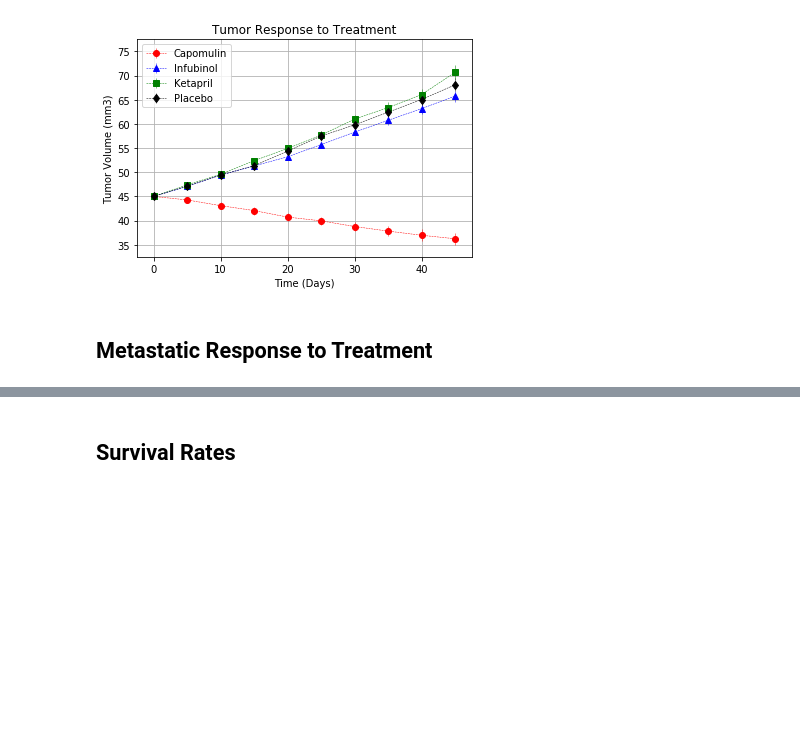
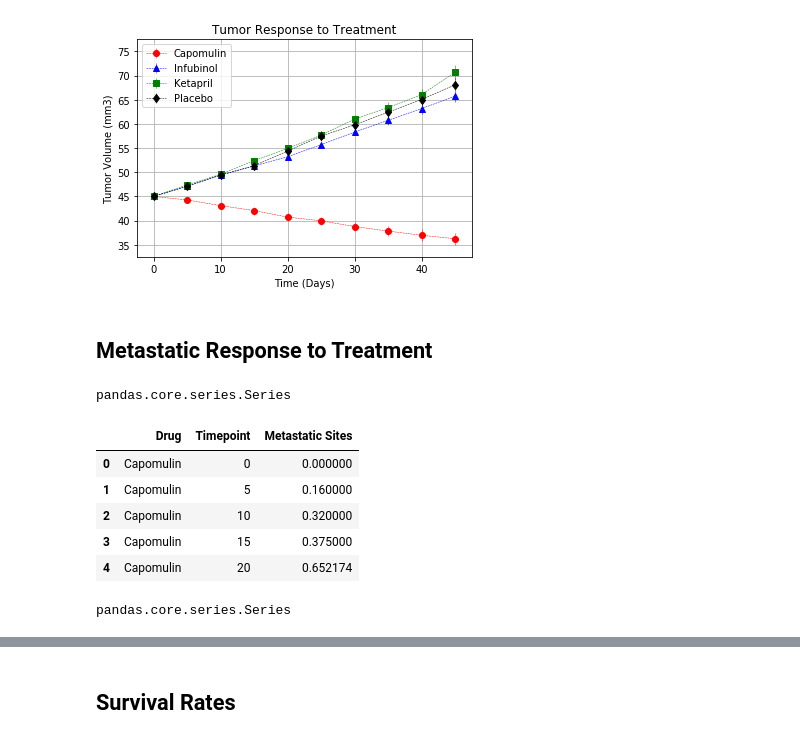
Before and after one commit to koudash/Homework-05_Matplotlib, a Jupyter notebook: Pymaceuticals/pymaceuticals_starter.ipynb, the cells around one changed output, grey strips where cells are left out. Drawn from its saved outputs; the diff is of its cells as text; code cells hidden in the pictures; blank space fills up the shorter version.

```diff
--- a/Pymaceuticals/pymaceuticals_starter.ipynb
+++ b/Pymaceuticals/pymaceuticals_starter.ipynb
@@ -212,0 +205,32 @@ plt.show()
+# %%
+# Store "Metastatic Sites" data grouped by "Drug" and "Timepoint" to "metastatic_count"
+metastatic_count = merged_ori_data.groupby(["Drug", "Timepoint"])["Metastatic Sites"]
+
+# Store the mean of "Metastatic Sites" to "metastatic_count_avg"
+metastatic_count_avg = metastatic_count.mean()
+
+# Check the type of "metastatic_count_avg"
+type(metastatic_count_avg)
+# %% [output]
+pandas.core.series.Series
+# %%
+# Convert to DataFrame
+metastatic_count_avg = metastatic_count_avg.reset_index()
+
+# Preview "metastatic_count_avg"
+metastatic_count_avg.head()
+# %% [output]
+|  | Drug | Timepoint | Metastatic Sites |
+| 0 | Capomulin | 0 | 0.000000 |
+| 1 | Capomulin | 5 | 0.160000 |
+| 2 | Capomulin | 10 | 0.320000 |
+| 3 | Capomulin | 15 | 0.375000 |
+| 4 | Capomulin | 20 | 0.652174 |
+# %%
+# Store the standard error of "Metastatic Sites" to "metastatic_count_se"
+metastatic_count_se = metastatic_count.sem()
+
+# Check the type of "metastatic_count_se"
+type(metastatic_count_se)
+# %% [output]
+pandas.core.series.Series
```
Also changed, not shown: parts of 11 cells of this notebook, 1 other file.
